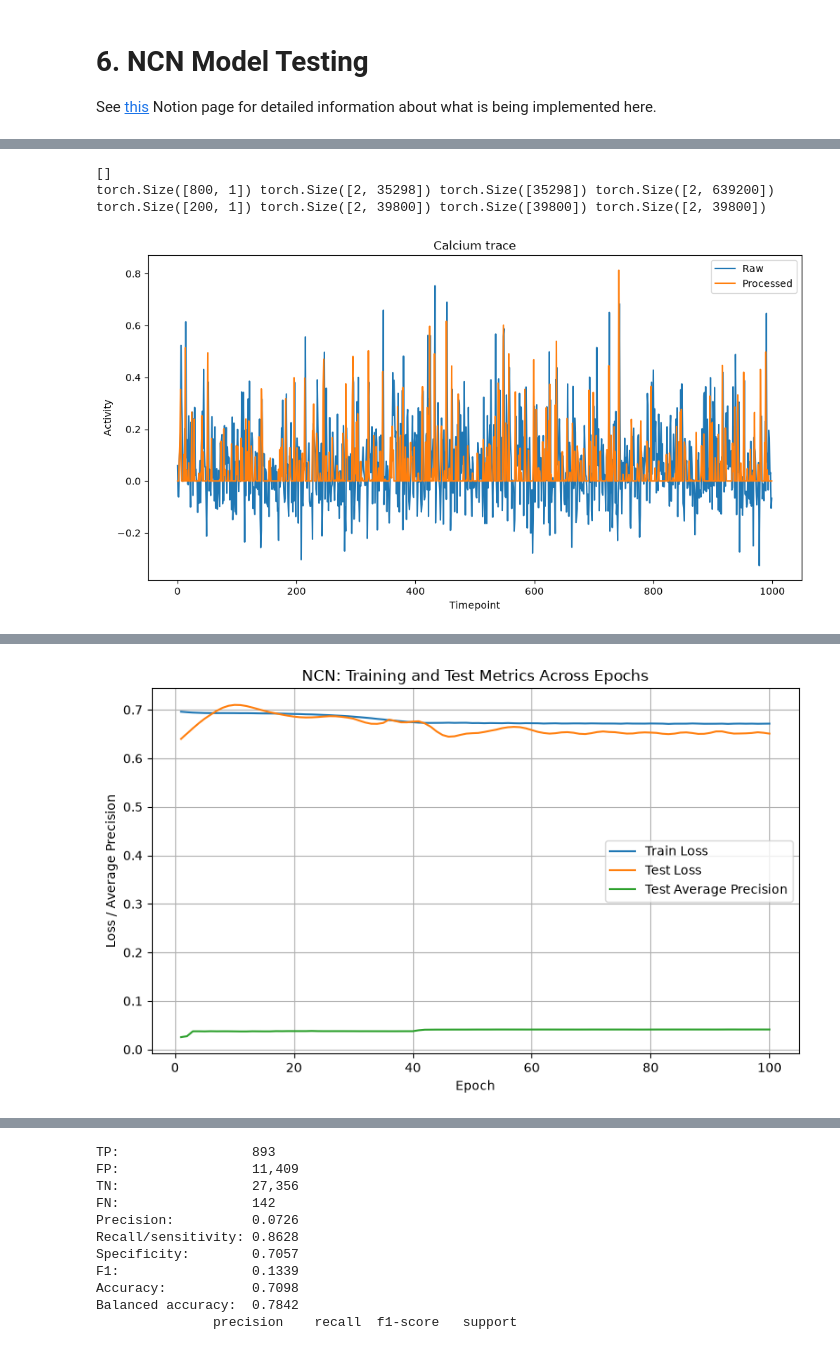
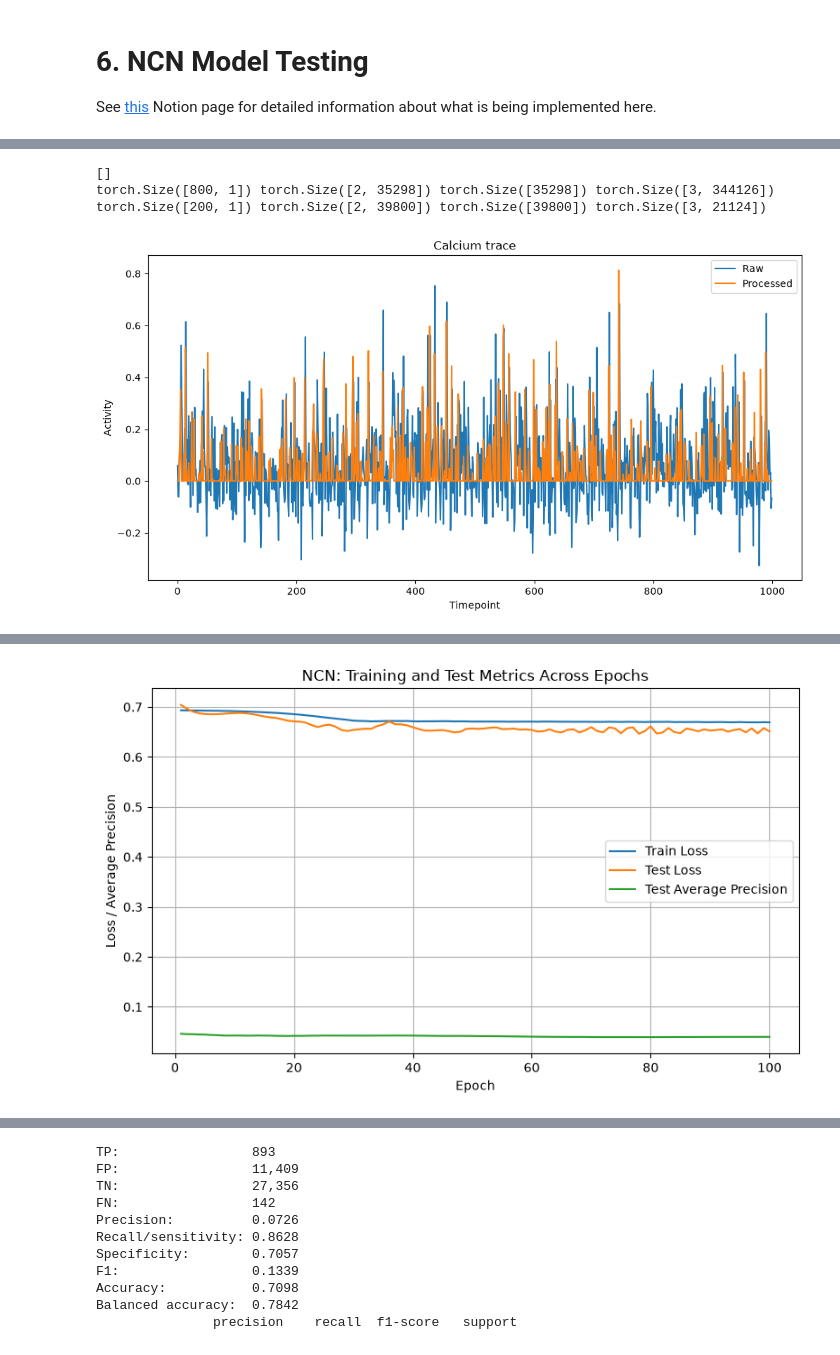
Before and after one commit to 12Jeef/NTAB_F26_Connectomics, a Jupyter notebook: jeffrey/official.ipynb, the cells around one changed output, grey strips where cells are left out. Drawn from its saved outputs; the diff is of its cells as text; code cells hidden in the pictures.

```diff
--- a/jeffrey/official.ipynb
+++ b/jeffrey/official.ipynb
@@ -1171,7 +1204,6 @@ print(cell_types)
 MATCH_POSNEG = 1 << 0
 MATCH_DISTANCE = 1 << 1
 
-
 def preprocess_trace(trace, tau=0.1):
     # https://proceedings.mlr.press/v46/sutera15.pdf
     trace = np.asarray(trace, dtype=np.float32)
@@ -1179,6 +1211,41 @@ def preprocess_trace(trace, tau=0.1):
     x = np.diff(x, prepend=x[0])
     x = np.maximum(x - tau, 0)
     return x
+
+def trace_correlation(trace_a, trace_b, max_lag=10):
+    a = np.asarray(trace_a, dtype=np.float64).ravel()
+    b = np.asarray(trace_b, dtype=np.float64).ravel()
+    assert len(a) == len(b)
+
+    n = len(a)
+    lags = np.arange(-max_lag, max_lag + 1)
+
+    cross = np.correlate(a - a.mean(), b - b.mean(), mode="full")
+
+    cross = cross[n - 1 - lags]
+
+    corr = np.empty(len(lags))
+
+    for i, lag in enumerate(lags):
+        if lag > 0:
+            x, y = a[:-lag], b[lag:]
+        elif lag < 0:
+            x, y = a[-lag:], b[:lag]
+        else:
+            x, y = a, b
+
+        x = x - x.mean()
+        y = y - y.mean()
+
+        denom = np.sqrt(np.sum(x**2) * np.sum(y**2))
+        corr[i] = np.sum(x * y) / denom if denom > 0 else np.nan
+
+    if np.all(np.isnan(corr)):
+        return np.nan, 0
+
+    best = np.nanargmax(np.abs(corr))
+
+    return corr[best], int(lags[best])
 
 def build_dataset(ids, *, flags=0):
 
@@ -1241,8 +1308,8 @@ def build_dataset(ids, *, flags=0):
 
     strengths = s_df["n"].to_dict()
     q_pairs_pos = ([], [])
+    q_pairs_neg = ([], [])
     q_pair_values_pos = []
-    q_pairs_neg = ([], [])
     q_pair_values_neg = []
     q_pair_distances_pos = []
     q_pair_distances_neg = []
@@ -1277,20 +1344,22 @@ def build_dataset(ids, *, flags=0):
         np.stack([
             f_df.index.get_level_values("pre_id").map(id_to_idx).to_numpy(),
             f_df.index.get_level_values("post_id").map(id_to_idx).to_numpy(),
+            f_df["strength"].to_numpy(),
         ]),
-        dtype=torch.long,
+        dtype=torch.float32,
     )
 
     f_neighbors_undir = torch.zeros(
         (len(ids), len(ids)),
-        dtype=torch.bool,
+        dtype=torch.float32,
     )
-    src, dst = f_edges
+    src, dst = f_edges[:2].to(torch.long)
+    strength = f_edges[2]
     mask = src != dst
     src = src[mask]
     dst = dst[mask]
-    f_neighbors_undir[src, dst] = True
-    f_neighbors_undir[dst, src] = True
+    f_neighbors_undir[src, dst] = strength
+    f_neighbors_undir[dst, src] = strength
 
     print(feats.shape, q_pairs.shape, q_pair_values.shape, f_edges.shape)
 
@@ -1317,14 +1386,15 @@ plt.legend()
 plt.show()
 # %% [output]
 []
-torch.Size([800, 1]) torch.Size([2, 35298]) torch.Size([35298]) torch.Size([2, 639200])
-torch.Size([200, 1]) torch.Size([2, 39800]) torch.Size([39800]) torch.Size([2, 39800])
+torch.Size([800, 1]) torch.Size([2, 35298]) torch.Size([35298]) torch.Size([3, 344126])
+torch.Size([200, 1]) torch.Size([2, 39800]) torch.Size([39800]) torch.Size([3, 21124])
 [figure]
 # %%
 import torch
 import torch.nn as nn
 from sklearn.metrics import average_precision_score
 import matplotlib.pyplot as plt
+import copy
 
 if NCN_MODEL_TRAIN:
 
@@ -1399,7 +1469,7 @@ if NCN_MODEL_TRAIN:
         if epoch >= 10 and (best_value == -1 or test_loss.item() < best_value):
             best_value = test_loss.item()
             best_value_epoch = epoch
-            model_state = model.state_dict()
+            model_state = copy.deepcopy(model.state_dict())
 
         train_losses.append(train_loss.item())
         test_losses.append(test_loss.item())
@@ -1463,2 +1533,2 @@ picking Epoch 046 | Value: 0.644446
-[figure, old version]
+[figure, new version]
 # %%
```
Also changed, not shown: parts of 7 cells of this notebook.
